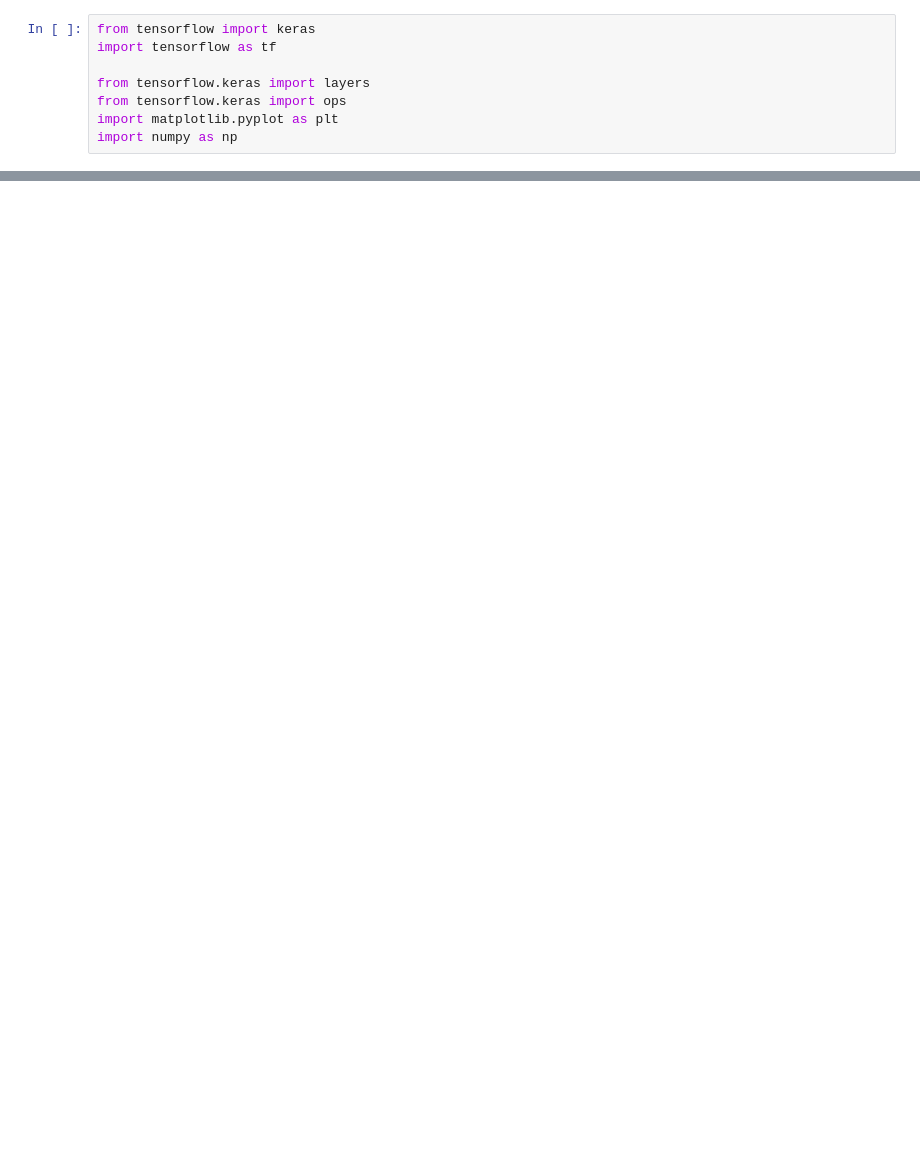
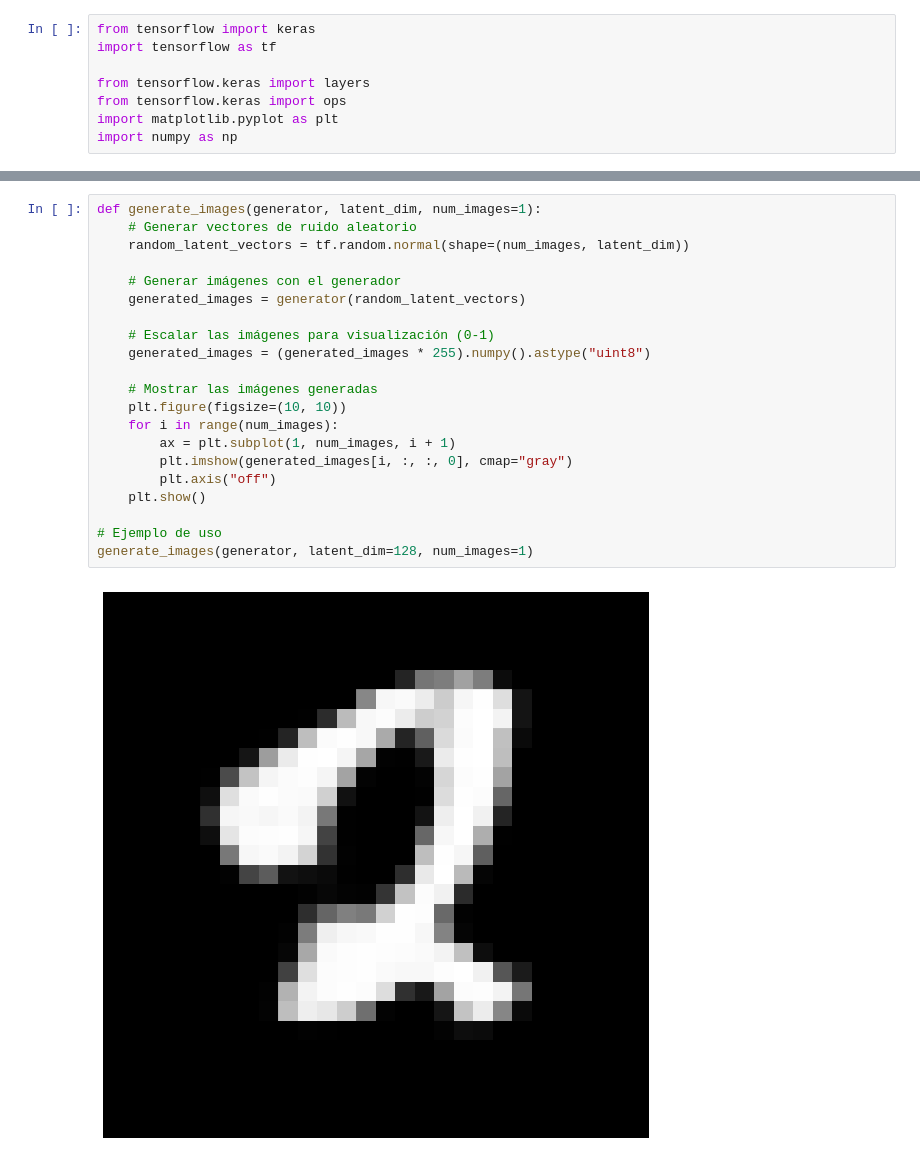
Before and after one commit to AlfredoHsx/Portfolio_IA, a Jupyter notebook: Prc_9/gan.ipynb, the cells around one changed output, grey strips where cells are left out. Cells and saved outputs as stored; diff of their text form; blank space fills up the shorter version.

```diff
--- a/Prc_9/gan.ipynb
+++ b/Prc_9/gan.ipynb
@@ -158,0 +204,23 @@ class GAN(keras.Model):
+# %%
+def generate_images(generator, latent_dim, num_images=1):
+    # Generar vectores de ruido aleatorio
+    random_latent_vectors = tf.random.normal(shape=(num_images, latent_dim))
+
+    # Generar imágenes con el generador
+    generated_images = generator(random_latent_vectors)
+
+    # Escalar las imágenes para visualización (0-1)
+    generated_images = (generated_images * 255).numpy().astype("uint8")
+
+    # Mostrar las imágenes generadas
+    plt.figure(figsize=(10, 10))
+    for i in range(num_images):
+        ax = plt.subplot(1, num_images, i + 1)
+        plt.imshow(generated_images[i, :, :, 0], cmap="gray")
+        plt.axis("off")
+    plt.show()
+
+# Ejemplo de uso
+generate_images(generator, latent_dim=128, num_images=1)
+# %% [output]
+[figure, added]
```
Also changed, not shown: parts of 5 cells of this notebook, 12 other files.
